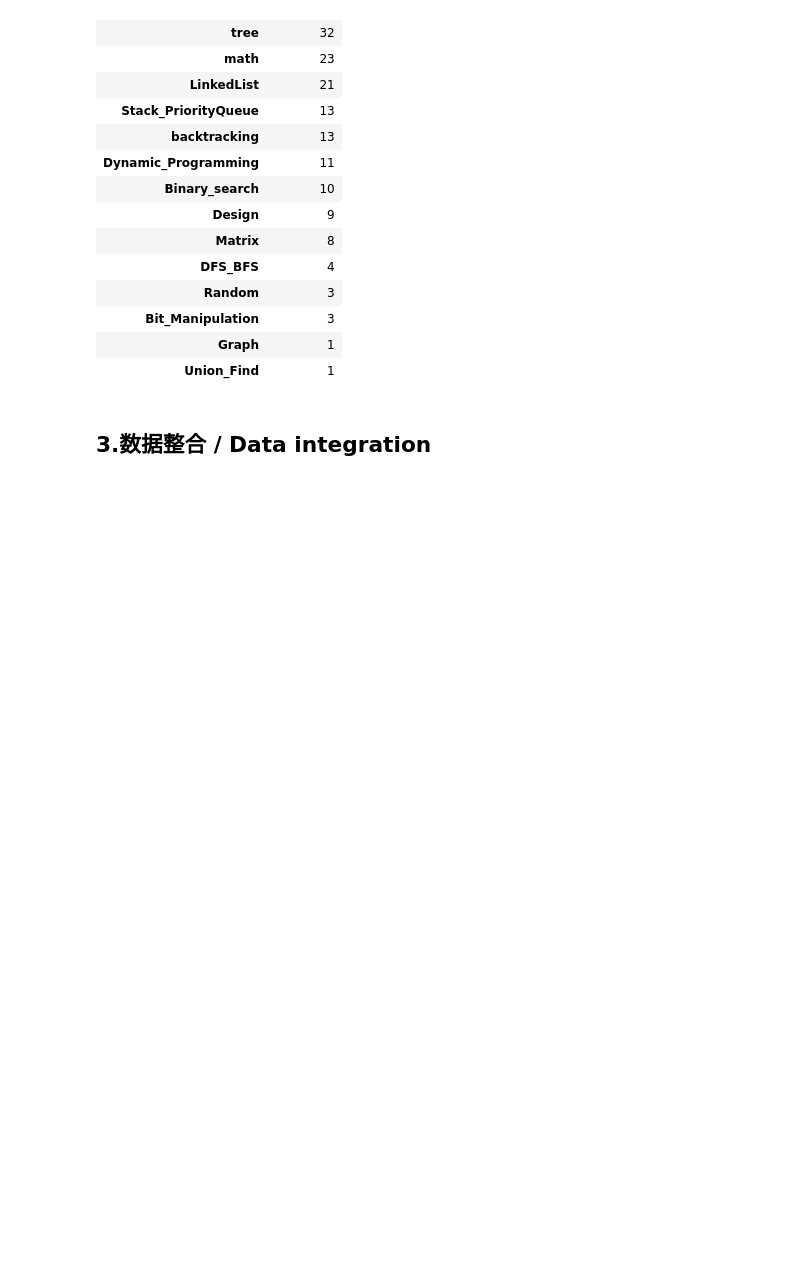
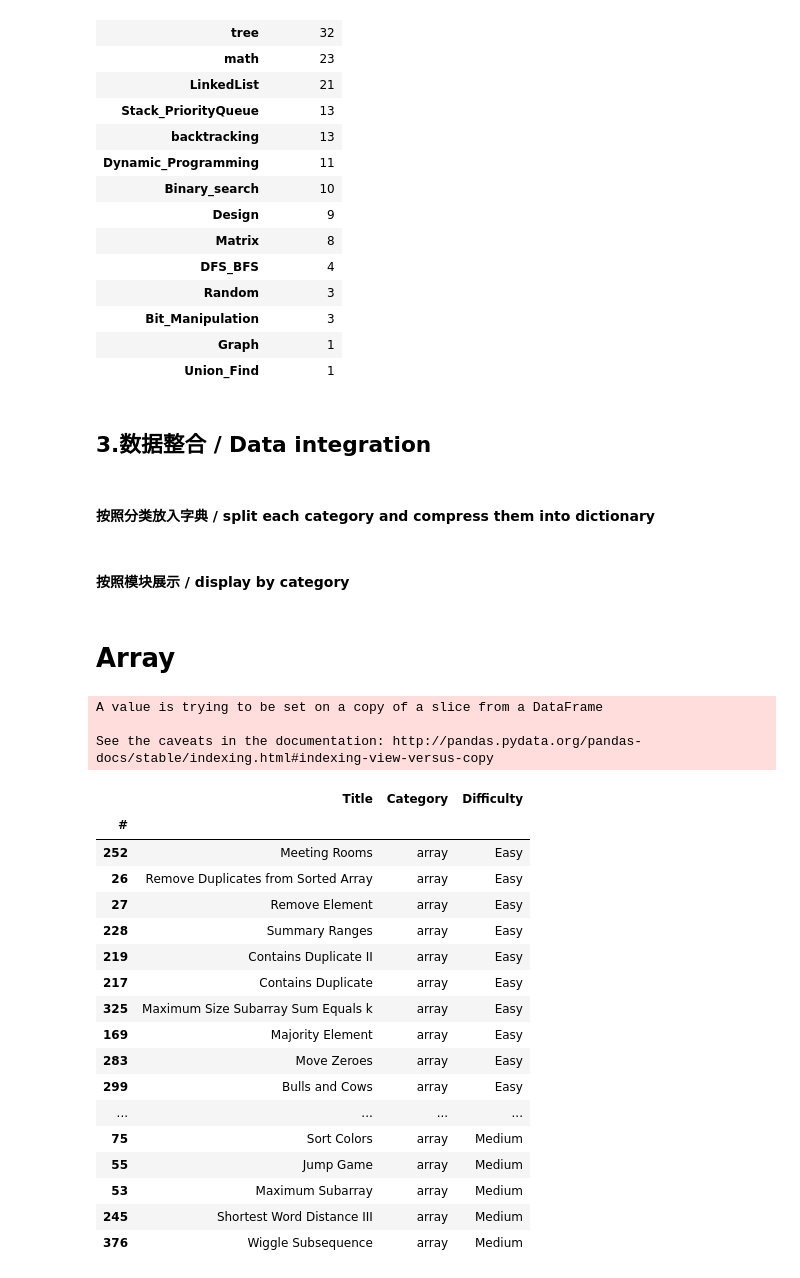
Before and after one commit to shanjiang1994/LeetCode_for_DataScience, a Jupyter notebook: LeetCode_for_Data_Science.ipynb, the cells around one changed output. Drawn from its saved outputs; the diff is of its cells as text; code cells hidden in the pictures; blank space fills up the shorter version.

```diff
--- a/LeetCode_for_Data_Science.ipynb
+++ b/LeetCode_for_Data_Science.ipynb
@@ -252,3 +252,41 @@ cate_count
 | Union_Find | 1 |
 # %% [markdown]
 ## 3.数据整合 / Data integration
+# %% [markdown]
+#### 按照分类放入字典 / split each category and compress them into dictionary
+# %%
+def retrun_dic_DataFrame(df):
+    leetcode_for_dic = {i:df[df['Category']==i] for i in df['Category'].unique()}
+    return leetcode_for_dic
+# %%
+leetcode_for_dic = retrun_dic_DataFrame(leetcode_for_DS)
+# %% [markdown]
+#### 按照模块展示 / display by category
+# %% [markdown]
+# Array
+# %%
+
+leetcode_for_dic['array'].sort_values(by = ['Difficulty'], inplace = True)
+leetcode_for_dic['array']
+# %% [output]
+A value is trying to be set on a copy of a slice from a DataFrame
+
+See the caveats in the documentation: http://pandas.pydata.org/pandas-docs/stable/indexing.html#indexing-view-versus-copy
+|  | Title | Category | Difficulty |
+| # |  |  |  |
+| 252 | Meeting Rooms | array | Easy |
+| 26 | Remove Duplicates from Sorted Array | array | Easy |
+| 27 | Remove Element | array | Easy |
+| 228 | Summary Ranges | array | Easy |
+| 219 | Contains Duplicate II | array | Easy |
+| 217 | Contains Duplicate | array | Easy |
+| 325 | Maximum Size Subarray Sum Equals k | array | Easy |
+| 169 | Majority Element | array | Easy |
+| 283 | Move Zeroes | array | Easy |
+| 299 | Bulls and Cows | array | Easy |
+| ... | ... | ... | ... |
+| 75 | Sort Colors | array | Medium |
+| 55 | Jump Game | array | Medium |
+| 53 | Maximum Subarray | array | Medium |
+| 245 | Shortest Word Distance III | array | Medium |
+| 376 | Wiggle Subsequence | array | Medium |
```
Also changed, not shown: parts of 28 cells of this notebook.
